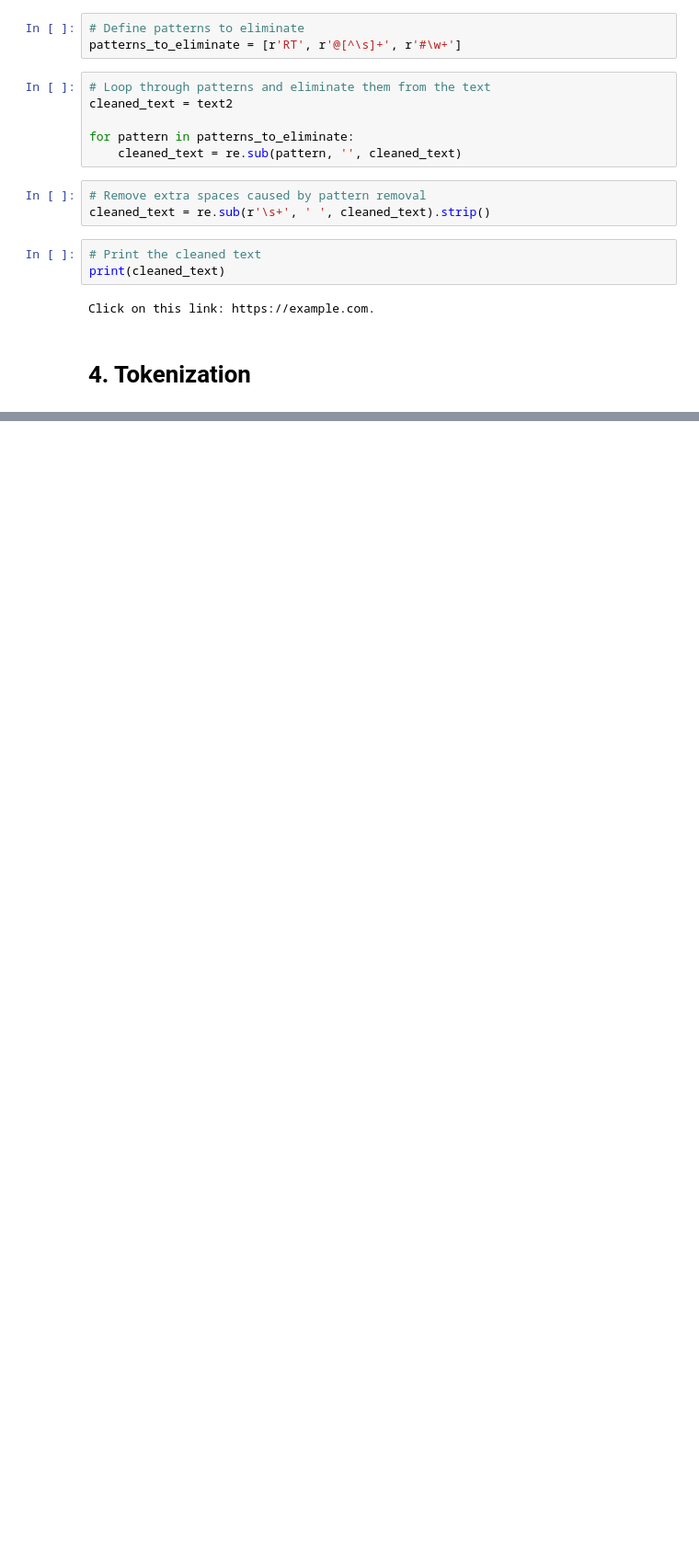
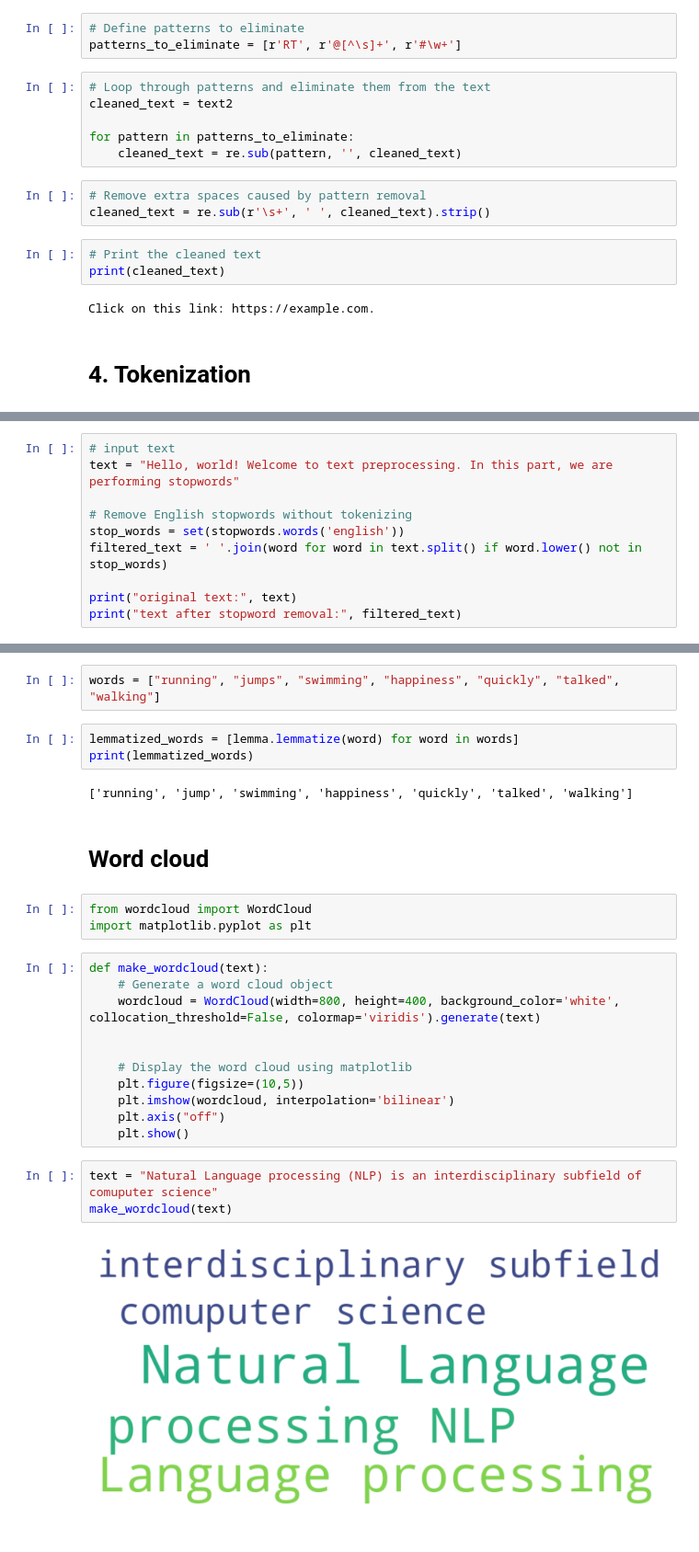
Before and after one commit to tumuruub0108/tensorflow, a Jupyter notebook: nlp/text_preprocessing.ipynb, the cells around one changed output, grey strips where cells are left out. Shown: that part at 92% size. Cells and saved outputs as stored; diff of their text form; blank space fills up the shorter version.

```diff
--- a/nlp/text_preprocessing.ipynb
+++ b/nlp/text_preprocessing.ipynb
@@ -75,0 +122,10 @@ Click on this link: https://example.com.
+# %%
+# input text
+text = "Hello, world! Welcome to text preprocessing. In this part, we are performing stopwords"
+
+# Remove English stopwords without tokenizing
+stop_words = set(stopwords.words('english'))
+filtered_text = ' '.join(word for word in text.split() if word.lower() not in stop_words)
+
+print("original text:", text)
+print("text after stopword removal:", filtered_text)
@@ -75,0 +182,28 @@ Click on this link: https://example.com.
+# %%
+words = ["running", "jumps", "swimming", "happiness", "quickly", "talked", "walking"]
+# %%
+lemmatized_words = [lemma.lemmatize(word) for word in words]
+print(lemmatized_words)
+# %% [output]
+['running', 'jump', 'swimming', 'happiness', 'quickly', 'talked', 'walking']
+# %% [markdown]
+# Word cloud
+# %%
+from wordcloud import WordCloud
+import matplotlib.pyplot as plt
+# %%
+def make_wordcloud(text):
+    # Generate a word cloud object
+    wordcloud = WordCloud(width=800, height=400, background_color='white', collocation_threshold=False, colormap='viridis').generate(text)
+
+
+    # Display the word cloud using matplotlib
+    plt.figure(figsize=(10,5))
+    plt.imshow(wordcloud, interpolation='bilinear')
+    plt.axis("off")
+    plt.show()
+# %%
+text = "Natural Language processing (NLP) is an interdisciplinary subfield of comuputer science"
+make_wordcloud(text)
+# %% [output]
+[figure, added]
```
Also changed, not shown: parts of 35 cells of this notebook, 4 other files.
